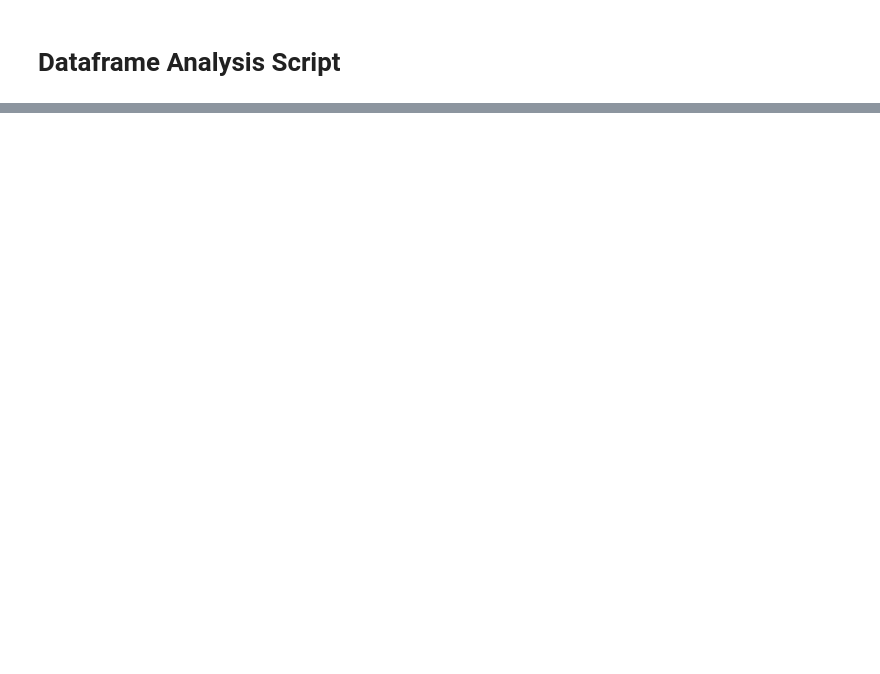
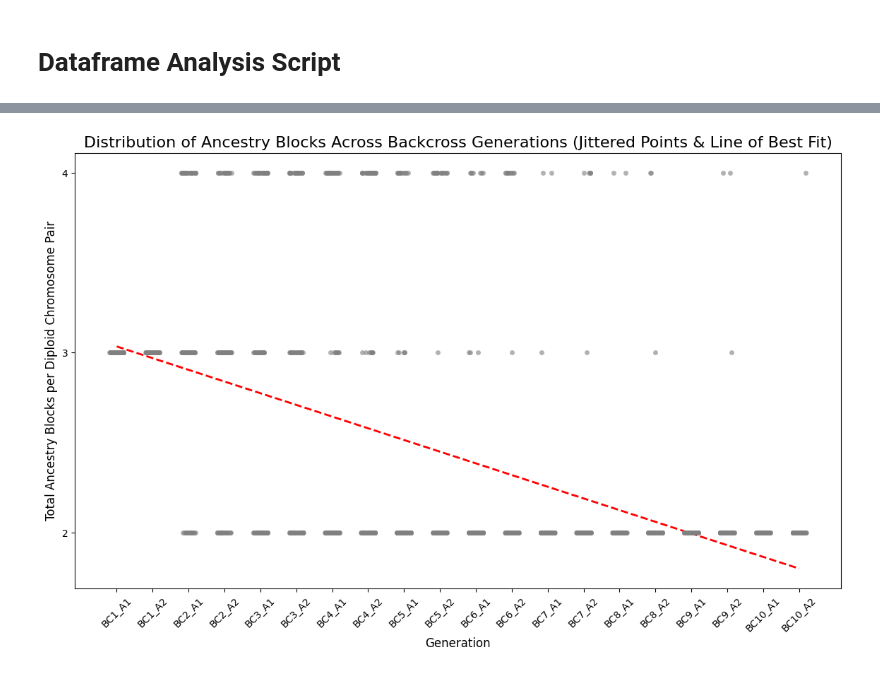
Before and after one commit to sophiagray2001/hybrid_sim_project, a Jupyter notebook: block_analysis_script.ipynb, the cells around one changed output, grey strips where cells are left out. Drawn from its saved outputs; the diff is of its cells as text; code cells hidden in the pictures; blank space fills up the shorter version.

```diff
--- a/block_analysis_script.ipynb
+++ b/block_analysis_script.ipynb
@@ -848,0 +173,54 @@ Full script executed. Small Multiples (Faceted Plots) visualisation generated an
+# %%
+# Sort the unique generation strings to create an ordered mapping
+def sort_key(gen):
+    match = re.match(r'BC(\d+)', gen)
+    if match:
+        return int(match.group(1))
+    return float('inf') # Puts non-matching strings at the end
+
+bc_gen_order = sorted(backcross_generations_df['generation'].unique(), key=sort_key)
+
+# Create a numerical representation of the generations for regression
+# Map each unique generation string to an integer index (e.g., BC1_A1 -> 0, BC1_A2 -> 1, ..., BC10_A2 -> N)
+gen_to_numeric = {gen: i for i, gen in enumerate(bc_gen_order)}
+backcross_generations_df['generation_numeric'] = backcross_generations_df['generation'].map(gen_to_numeric)
+
+plt.figure(figsize=(14, 8))
+
+# Plot jittered individual points (stripplot)
+sns.stripplot(
+    x='generation', # Keep original strings for x-axis labels
+    y='total_ancestry_blocks_per_diploid_pair',
+    data=backcross_generations_df,
+    order=bc_gen_order, # Ensure correct order of categories
+    color='gray',
+    alpha=0.6,
+    jitter=0.2,
+    size=5
+)
+
+# Plot the line of best fit (linear regression)
+# We use 'generation_numeric' for the regression calculation, but 'generation' for display on x-axis
+sns.regplot(
+    x='generation_numeric',
+    y='total_ancestry_blocks_per_diploid_pair',
+    data=backcross_generations_df,
+    scatter=False, # Do not plot scatter points (stripplot already does this)
+    color='red',
+    line_kws={'linestyle': '--', 'linewidth': 2}, # Customize line style
+    ci=None # Do not show confidence interval for the line
+)
+
+
+plt.title('Distribution of Ancestry Blocks Across Backcross Generations (Jittered Points & Line of Best Fit)', fontsize=16)
+plt.xlabel('Generation', fontsize=12)
+plt.ylabel('Total Ancestry Blocks per Diploid Chromosome Pair', fontsize=12)
+plt.xticks(rotation=45)
+plt.grid(False) # Ensure no grid lines
+
+# Ensure y-axis only shows integer ticks
+plt.gca().yaxis.set_major_locator(mticker.MaxNLocator(integer=True))
+plt.savefig('backcross_generations_jitter_reg_plot.png', dpi=300)
+plt.show()
+# %% [output]
+[figure, added]
```
Also changed, not shown: parts of 18 cells of this notebook, 34 other files.
